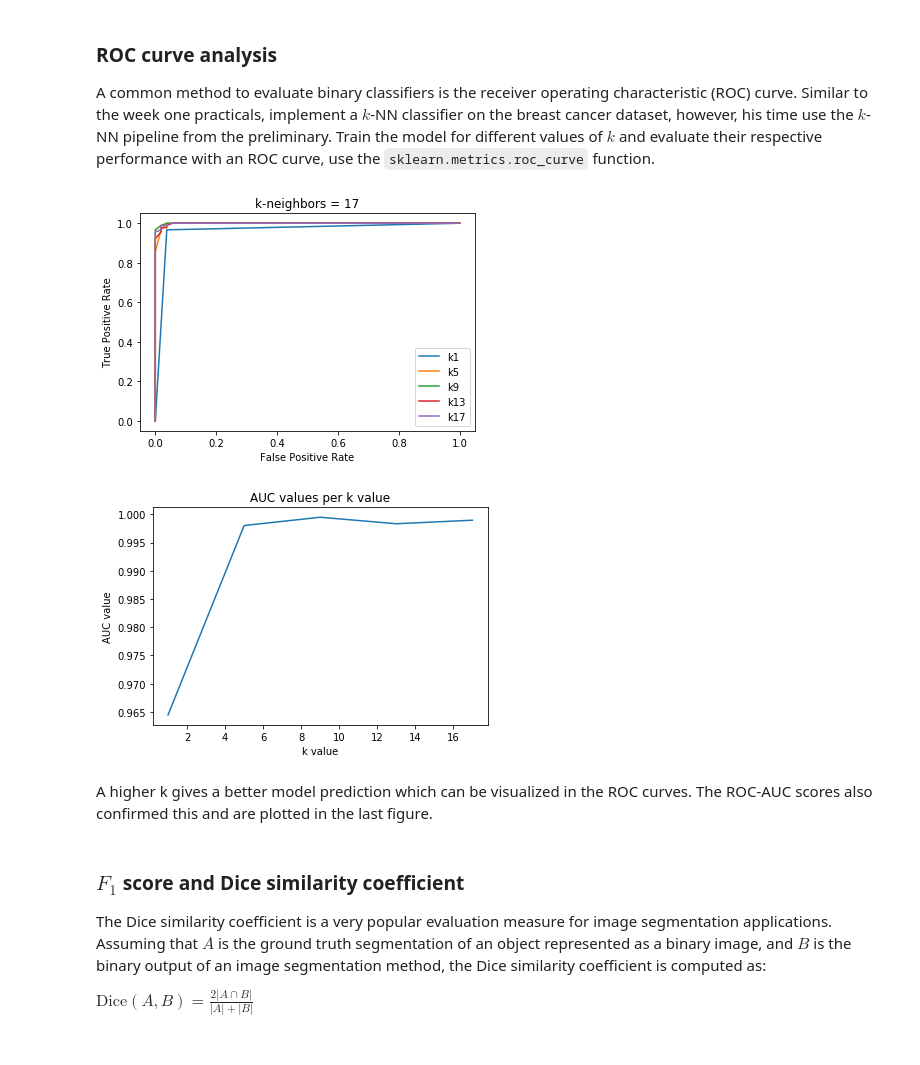
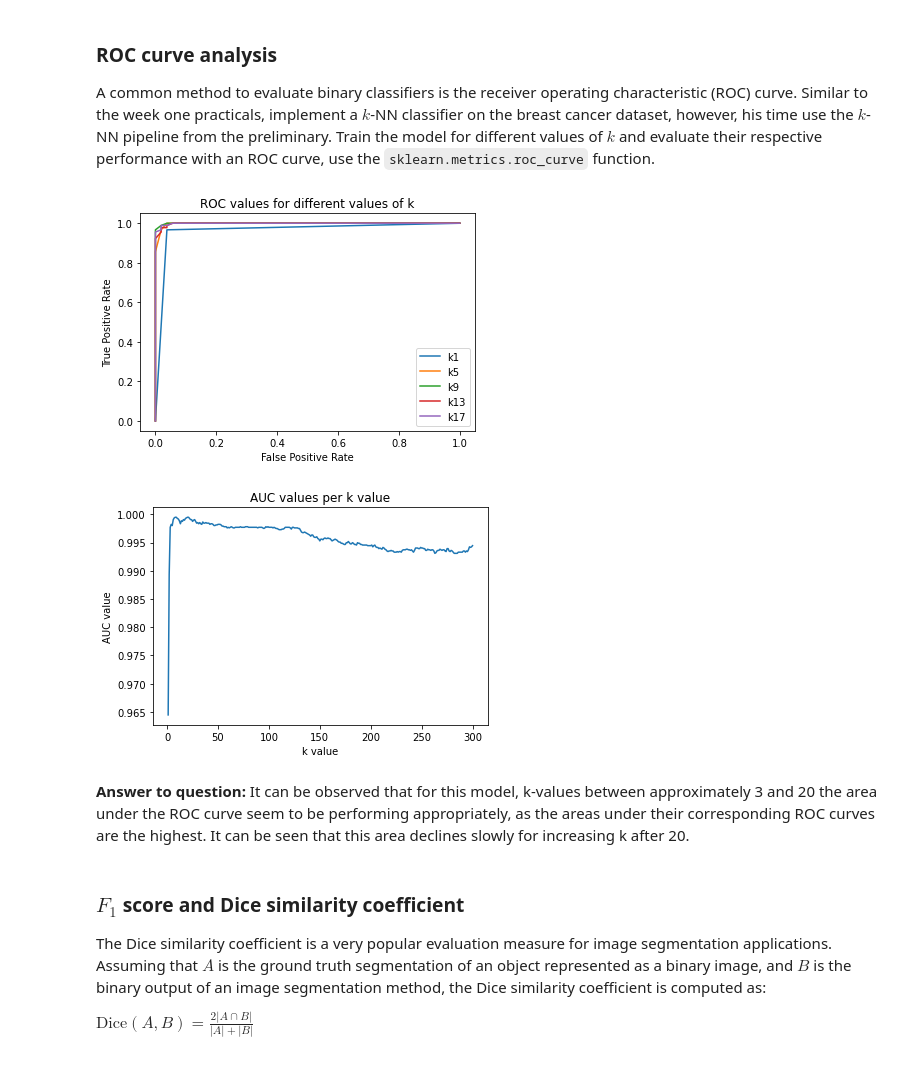
Before and after one commit to max-de-rooij/8dm50-machine-learning, a Jupyter notebook: practicals/week_2.ipynb, the cells around one changed output. Drawn from its saved outputs; the diff is of its cells as text; code cells hidden in the pictures.

```diff
--- a/practicals/week_2.ipynb
+++ b/practicals/week_2.ipynb
@@ -354,12 +296,12 @@ y = breast_cancer.target
 X_train, X_test, y_train, y_test = train_test_split(X, y, stratify=y, random_state=40)
 
 begin = 1
-end = 20
+end = 300
 step = 4
 
 auc_list = [[],[]]
 
-for k in range(begin, end+1, step):
+for k in range(begin, end+1):
     neigh = KNeighborsClassifier(n_neighbors=k)
     knn_model = Pipeline([
                         ("scaler", scaler),
@@ -369,40 +311,42 @@ for k in range(begin, end+1, step):
 
     # predict probabilities
     y_pred = knn_model.predict_proba(X_test)
 
     # keep probabilities for the positive outcome only
     y_pred = y_pred[:, 1]
 
-    fpr, tpr, tresholds = roc_curve(y_test, y_pred)
-
+    if k%step == 1 and k <20:
+        fpr, tpr, tresholds = roc_curve(y_test, y_pred)
+        plt.plot(fpr,tpr,label='k%i'%k)
     # calculate scores
     auc = roc_auc_score(y_test, y_pred)
     auc_list[0].append(k)
     auc_list[1].append(auc)
 
-    plt.plot(fpr,tpr,label='k%i'%k)
+
 
 # axis labels
 plt.xlabel('False Positive Rate')
 plt.ylabel('True Positive Rate')
 # show the title
 plt.title('ROC values for different values of k')
 # show the plot
 plt.legend()
 plt.show()
 
 
 
 plt.plot(auc_list[0], auc_list[1])
 plt.title('AUC values per k value')
 plt.xlabel('k value')
 plt.ylabel('AUC value')
 plt.show()
 # %% [output]
-[figure, old version]
+[figure, new version]
-[figure, old version]
+[figure, new version]
-# %% [markdown]
-A higher k gives a better model prediction which can be visualized in the ROC curves. The ROC-AUC scores also confirmed this and are plotted in the last figure.
+# %% [markdown]
+**Answer to question:**
+It can be observed that for this model, k-values between approximately 3 and 20 the area under the ROC curve seem to be performing appropriately, as the areas under their corresponding ROC curves are the highest. It can be seen that this area declines slowly for increasing k after 20.
 # %% [markdown]
 ### $F_1$ score and Dice similarity coefficient
 
```
Also changed, not shown: parts of 6 cells of this notebook, 1 other file.
